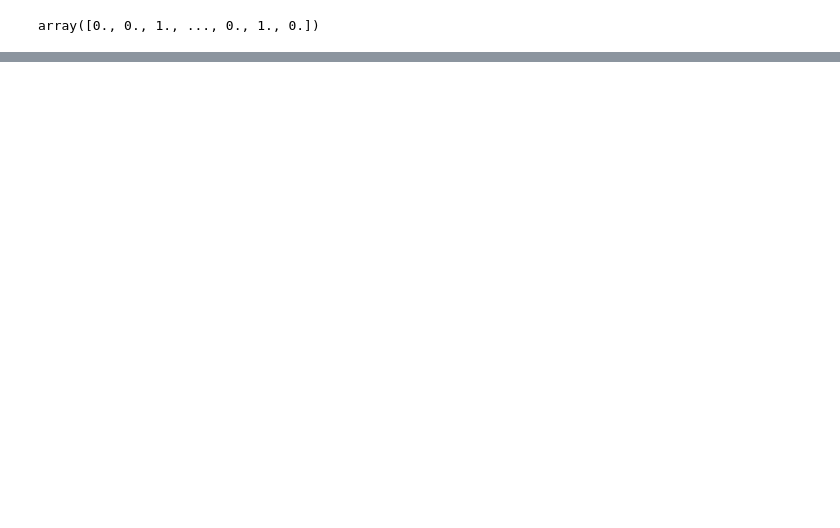
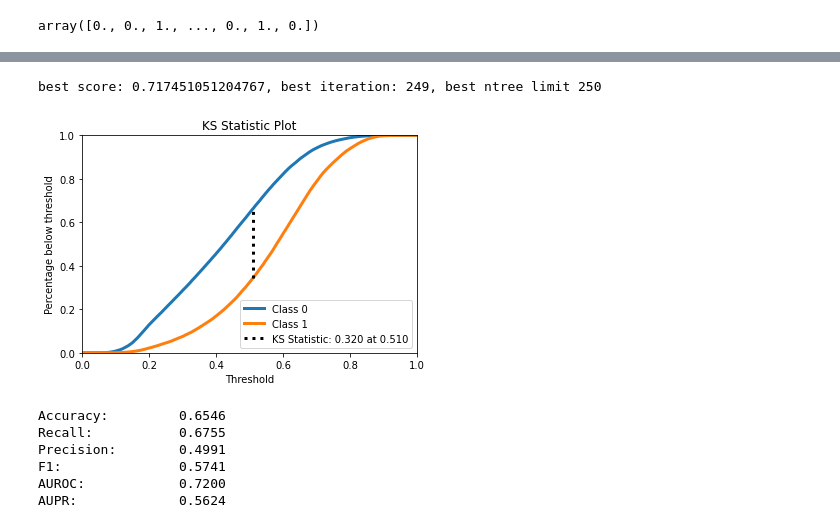
Before and after one commit to thurcst/Projeto-NN, a Jupyter notebook: Testes Projeto RN.ipynb, the cells around one changed output, grey strips where cells are left out. Saved outputs shown, nothing was run; the diff lists cells and outputs as text; code cells hidden in the pictures; blank space fills up the shorter version.

```diff
--- a/Testes Projeto RN.ipynb
+++ b/Testes Projeto RN.ipynb
@@ -492,0 +584,15 @@ array([0., 0., 1., ..., 0., 1., 0.])
+# %%
+params = {
+    'colsample_bytree': 0.8762250265720735,
+    'gamma': 0.4496789841331103,
+    'learning_rate': 0.04884551054772856,
+    'max_depth': 7,
+    'n_estimators': 286,
+    'subsample': 0.926731267021822
+}
+
+xgb_model_4 = xgb.XGBClassifier(objective='binary:logistic', random_state=42, eval_metric="auc", early_stopping_rounds=10)
+
+xgb_model_4.set_params(**params)
+
+xgb_model_4.fit(x, y, verbose=2, eval_set=[(df_validX, df_validY)] )
@@ -492,0 +629,18 @@ array([0., 0., 1., ..., 0., 1., 0.])
+# %%
+y_pred = xgb_model_4.predict_proba(df_test_x)
+y_pred_class = xgb_model_4.predict(df_test_x)
+y_pred
+
+print("best score: {0}, best iteration: {1}, best ntree limit {2}".format(xgb_model_4.best_score, xgb_model_4.best_iteration, xgb_model_4.best_ntree_limit))
+
+accuracy, recall, precision, f1, auroc, aupr = compute_performance_metrics(df_test_y.to_list(), y_pred_class, y_pred)
+print_metrics_summary(accuracy, recall, precision, f1, auroc, aupr)
+# %% [output]
+best score: 0.717451051204767, best iteration: 249, best ntree limit 250
+[figure, added]
+Accuracy:         0.6546
+Recall:           0.6755
+Precision:        0.4991
+F1:               0.5741
+AUROC:            0.7200
+AUPR:             0.5624
```
Also changed, not shown: parts of 30 cells of this notebook, 3 other files.
